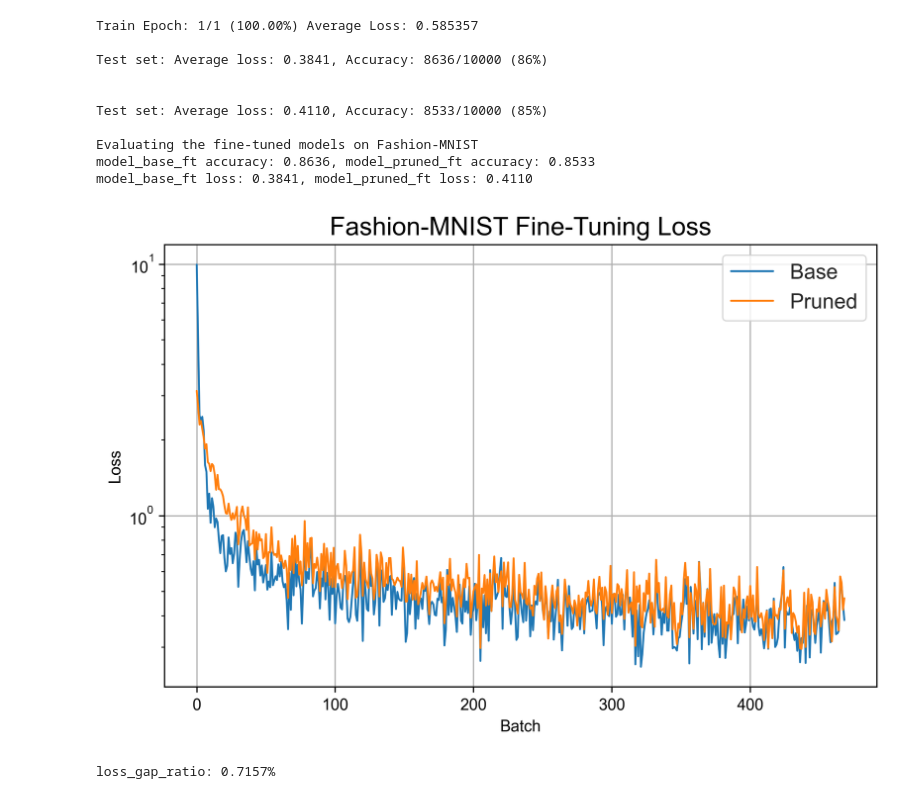
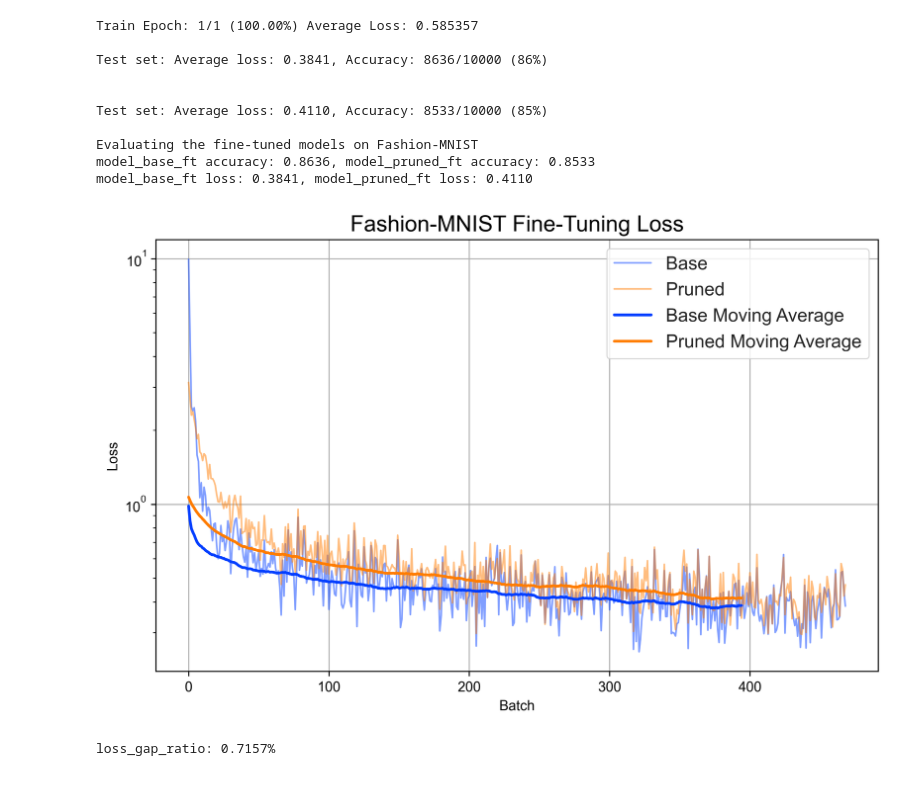
Before and after one commit to mukobi/Unadaptable-Foundation-Models, a Jupyter notebook: toy_models/mnist_pruning.ipynb, the cells around one changed output. Drawn from its saved outputs; the diff is of its cells as text; code cells hidden in the pictures.

```diff
--- a/toy_models/mnist_pruning.ipynb
+++ b/toy_models/mnist_pruning.ipynb
@@ -317,16 +317,25 @@ model_base_ft loss: 0.3841, model_pruned_ft loss: 0.4110
 # %%
 # Graph the ft losses togehter
 chart_utils.initialize_plot_no_markers()
-sns.lineplot(data=losses_base_ft, label="Base")
-sns.lineplot(data=losses_pruned_ft, label="Pruned")
+color_base = chart_utils.get_color_from_palette(0)
+color_pruned = chart_utils.get_color_from_palette(1)
+sns.lineplot(data=losses_base_ft, label="Base", color=color_base, alpha=0.5)
+sns.lineplot(data=losses_pruned_ft, label="Pruned", color=color_pruned, alpha=0.5)
+# Plot moving average
+ma_width = 75
+losses_base_ft_ma = np.convolve(losses_base_ft, np.ones(ma_width) / ma_width, mode="valid")
+losses_pruned_ft_ma = np.convolve(losses_pruned_ft, np.ones(ma_width) / ma_width, mode="valid")
+sns.lineplot(data=losses_base_ft_ma, label="Base Moving Average", color=color_base, linewidth=2)
+sns.lineplot(data=losses_pruned_ft_ma, label="Pruned Moving Average", color=color_pruned, linewidth=2)
+
 plt.title("Fashion-MNIST Fine-Tuning Loss")
 plt.xlabel("Batch")
 plt.ylabel("Loss")
 plt.yscale("log")
 # plt.xscale("log")
 plt.show()
 # %% [output]
-[figure, old version]
+[figure, new version]
 # %%
 def calculate_loss_gap_ratio(losses_unadapt, losses_base):
     loss_max = losses_base[0]  # Maximum loss, since you could always use the base model for the fine-tune task zero-shot
```
Also changed, not shown: parts of 2 cells of this notebook, 3 other files.
